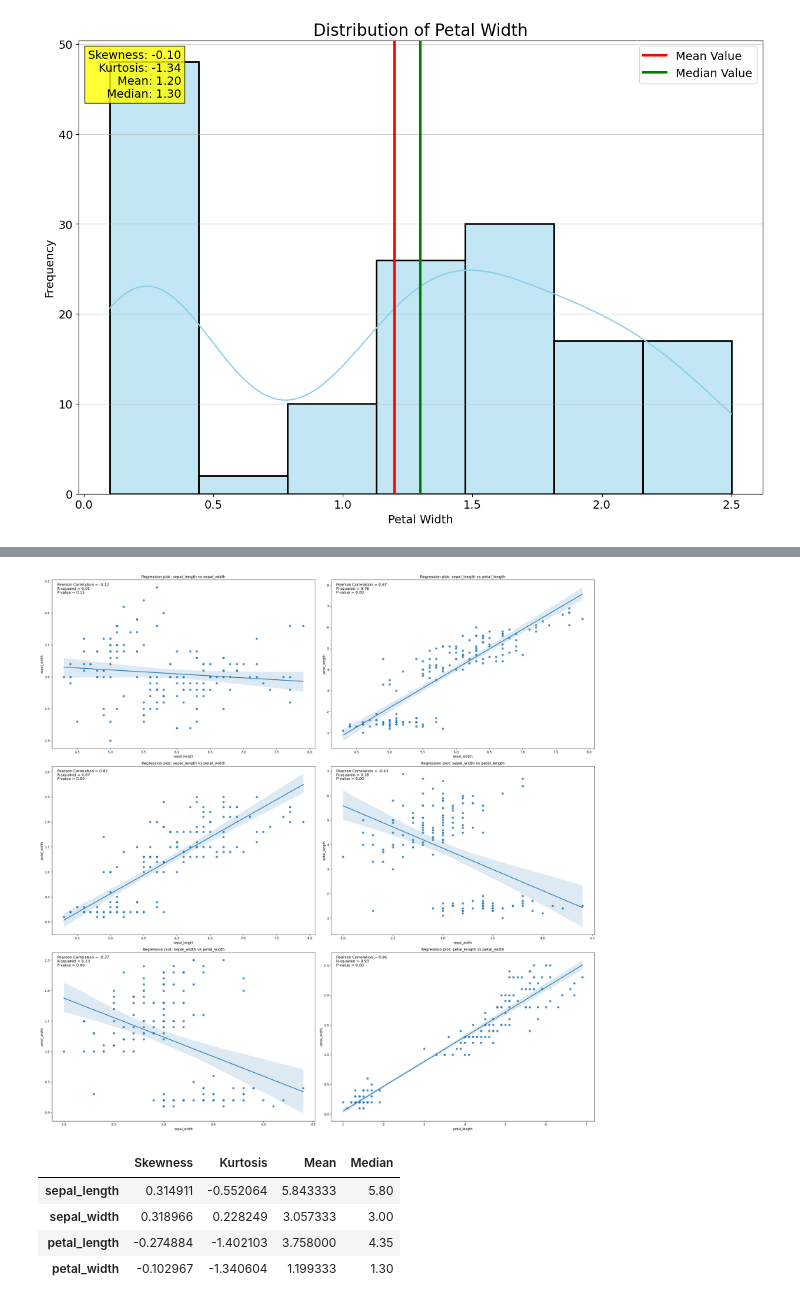
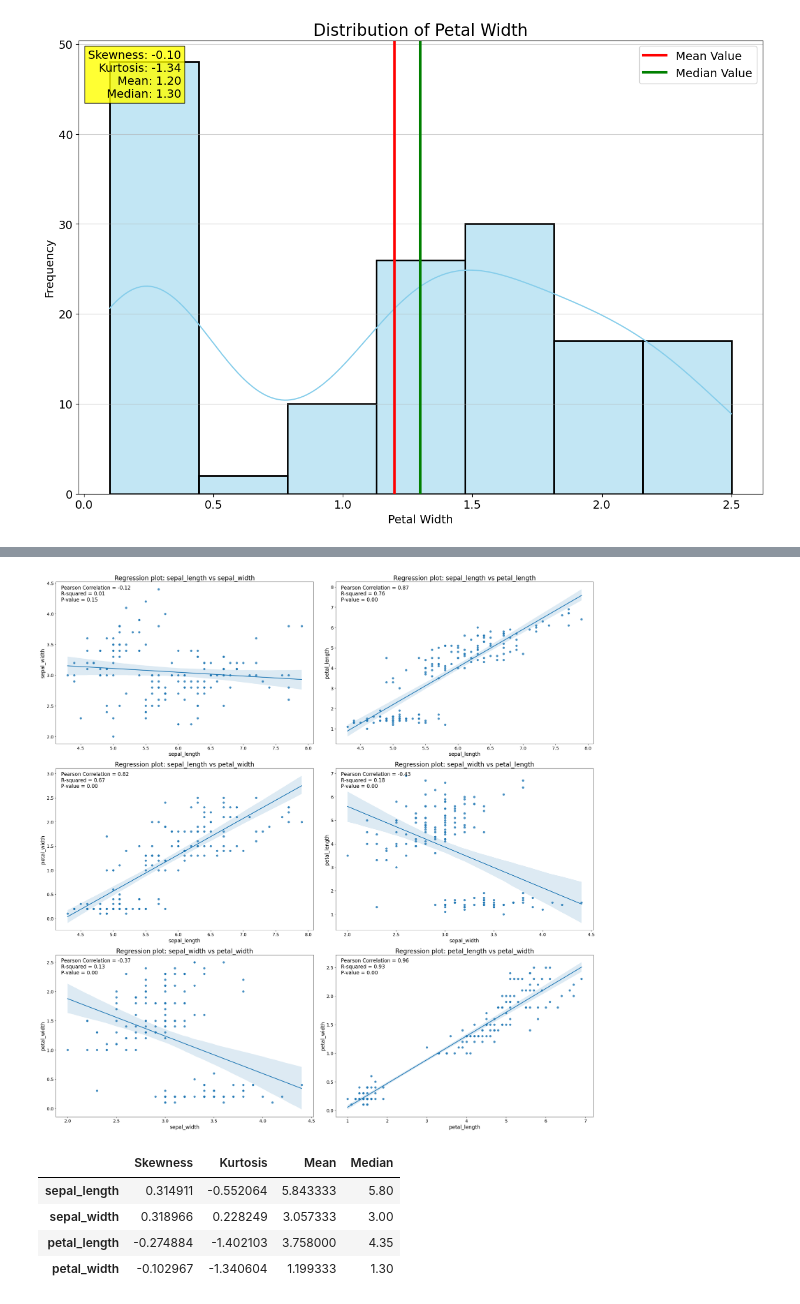
Before and after one commit to FDEgan/Iris_Project, a Jupyter notebook: Analysis.ipynb, the cells around one changed output, grey strips where cells are left out. Drawn from its saved outputs; the diff is of its cells as text; code cells hidden in the pictures.

```diff
--- a/Analysis.ipynb
+++ b/Analysis.ipynb
@@ -475,0 +593,37 @@ plt.show() # Showing the plot
+# %%
+plt.rcParams.update({'font.size': 14}) # Set font sizes
+
+# Violin plot for each variable
+plt.figure(figsize=(25, 15))  # Setting the size of the plot
+
+# Violin plot for sepal length
+plt.subplot(2, 2, 1)
+sns.violinplot(data=df, x="species", y="sepal_length", palette="Set1", inner="quartile")
+plt.title('Violin Plot of Sepal Length by Species', fontsize=20)
+plt.xlabel('Species', fontsize=18)
+plt.ylabel('Sepal Length (cm)', fontsize=18)
+
+# Violin plot for sepal width
+plt.subplot(2, 2, 2)
+sns.violinplot(data=df, x="species", y="sepal_width", palette="Set2", inner="quartile")
+plt.title('Violin Plot of Sepal Width by Species', fontsize=20)
+plt.xlabel('Species', fontsize=18)
+plt.ylabel('Sepal Width (cm)', fontsize=18)
+
+# Violin plot for petal length
+plt.subplot(2, 2, 3)
+sns.violinplot(data=df, x="species", y="petal_length", palette="Set3", inner="quartile")
+plt.title('Violin Plot of Petal Length by Species', fontsize=20)
+plt.xlabel('Species', fontsize=18)
+plt.ylabel('Petal Length (cm)', fontsize=18)
+
+# Violin plot for petal width
+plt.subplot(2, 2, 4)
+sns.violinplot(data=df, x="species", y="petal_width", palette="Set1", inner="quartile")
+plt.title('Violin Plot of Petal Width by Species', fontsize=20)
+plt.xlabel('Species', fontsize=18)
+plt.ylabel('Petal Width (cm)', fontsize=18)
+
+plt.tight_layout()
+plt.savefig(os.path.join(exp_path, 'Violin Plot.png')) # Saving the plot to the desired folder
+plt.show() # Showing the plot
@@ -919,38 +1090,38 @@ plt.show()  # Showing the Plot.
 numeric_df = df.select_dtypes(include=[np.number]) # Creating a new data frame that takes in only numeric data types
 column_combinations = list(combinations(numeric_df.columns, 2)) # Creating all possible dual variable combinations
 
 fig, axes = plt.subplots(3, 2, figsize=(25, 25)) # Create a 3 by 2 subplot and denoting the size of the plot
 # Using a for loop to generate a regression plot for each variable combination and add the correlation information
 # Using axes.flatten to return a single flat array to allow the plotting of the data.
 for i, ax in enumerate(axes.flatten()): # Returning the index and value of each grid in a one dimensional array
     if i < len(column_combinations): # Checking if the index is within the specified number of combinations, to avoid a continious loop. Acts as an exit clause
         x_column, y_column = column_combinations[i] # Assigning values
 
         sns.regplot(data=numeric_df, # Creating a regression plot using the data frame
                     x=x_column, # Assigning the x-column value to be on the x-axis
                     y=y_column, # Assigning the x-column value to be on the x-axis
                     ax=ax) #  Setting where the sub plot should be for each plot
 
         r_value, p_value = stats.pearsonr(numeric_df[x_column], numeric_df[y_column]) # Calculating the Pearson Correlation and P value for the combinations
         r_squared = r_value**2 # Calculating the R_Squared value
 
         ax.text(0.02, 0.98, #Adding text to the plots in the top left corner
                 f"Pearson Correlation = {r_value:.2f}\nR-squared = {r_squared:.2f}\nP-value = {p_value:.2f}", # Formatting the Pearson Correlation/ P_Value and R_Squared values to 2 decimal places
                 transform=ax.transAxes, # Getting the current axis instance interpreting the coordinates relative to the axes of the plot
-                fontsize=12, # Setting the font size
+                fontsize=16, # Setting the font size
                 va='top') # Setting the text to be aligned to the top
 
         ax.grid(False) # Turning off the grid lines on the plots
-        ax.set_xlabel(x_column) # Assigning the X-axis label to be the x_column value
-        ax.set_ylabel(y_column)  # Assigning the Y-axis label to be the y_column value
-        ax.set_title(f'Regression plot: {x_column} vs {y_column}') # Setting the plot title
+        ax.set_xlabel(x_column, size=16) # Assigning the X-axis label to be the x_column value
+        ax.set_ylabel(y_column, size=16)  # Assigning the Y-axis label to be the y_column value
+        ax.set_title(f'Regression plot: {x_column} vs {y_column}', size=20) # Setting the plot title
 
 
 plt.tight_layout() # Setting a tight layout so the subplot adjusts as required
 plt.savefig(os.path.join(corr_path, 'Scatter.png')) # Saving the figure to the desired folder
 plt.show() # Showing the plot
 # %% [output]
-[figure, old version]
+[figure, new version]
 # %%
 numeric_df = df.select_dtypes(include=[np.number]) # Creating a new data frame that takes in only numeric data types
 def create_table_dist(): # Creating a function to calculate the Skewness/ Kurtosis/ Mean and Median of values
```
Also changed, not shown: parts of 36 cells of this notebook.
